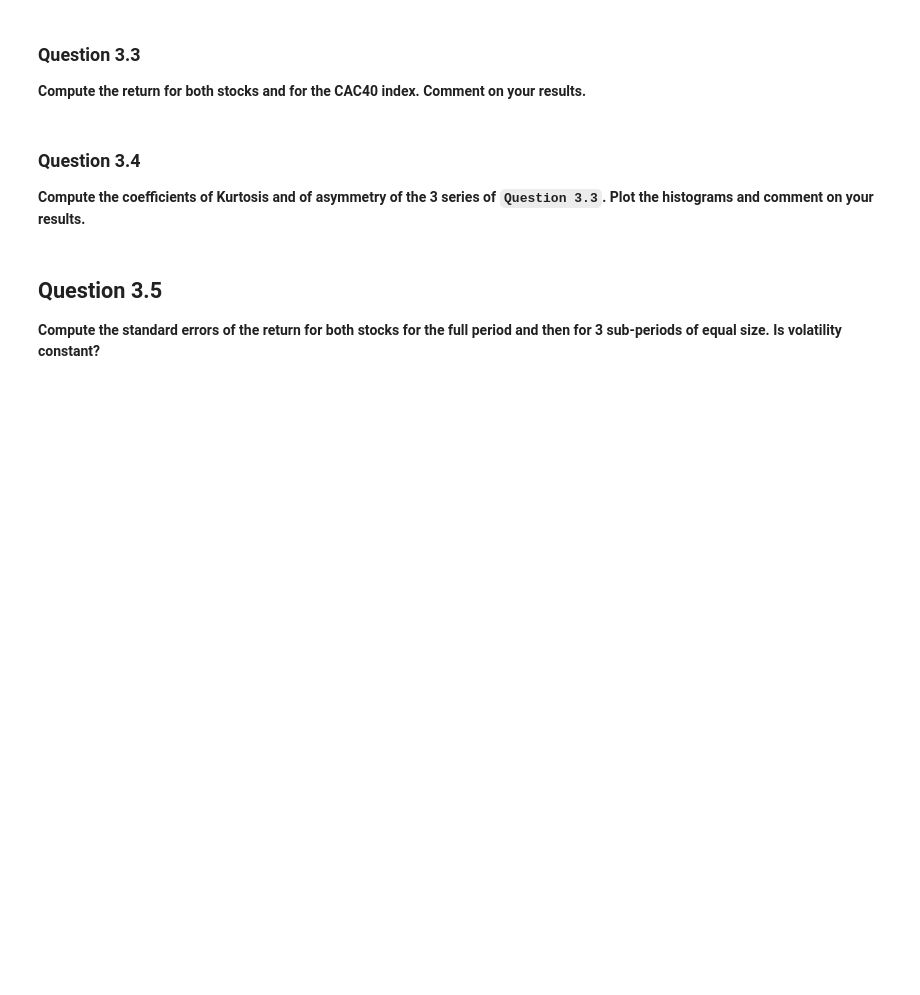
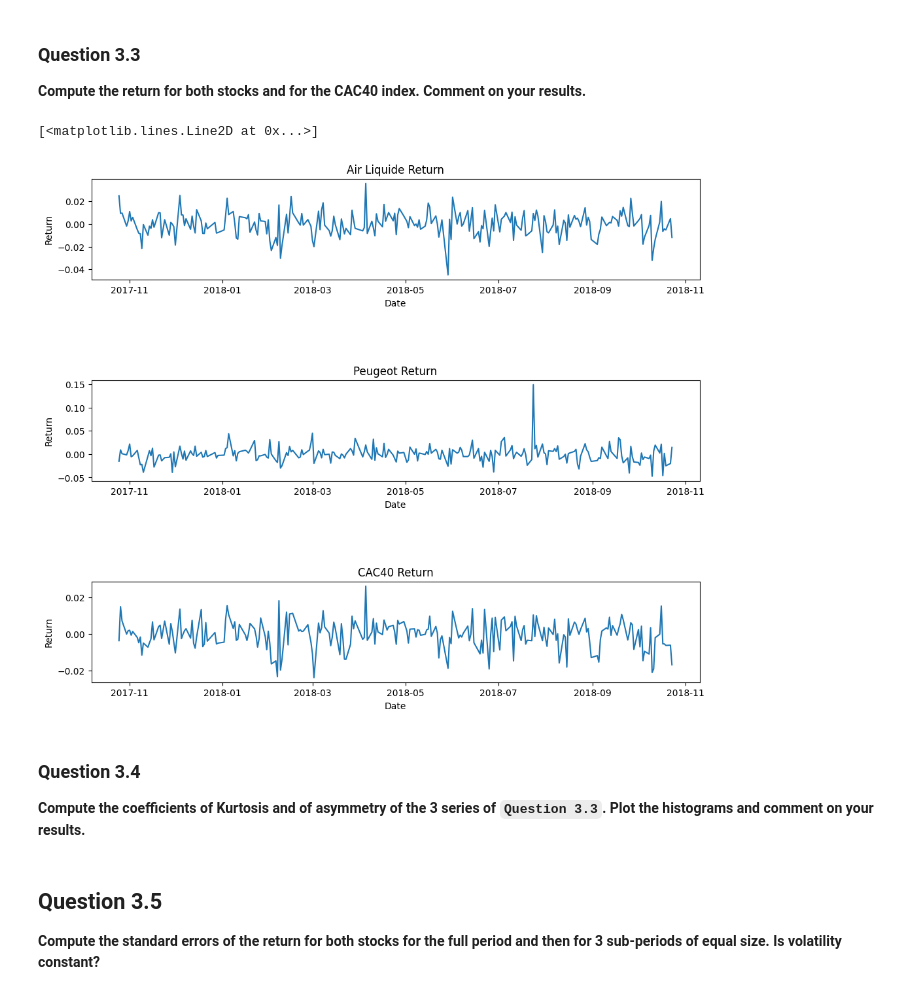
Before and after one commit to leonardohannas/MODS205_TelecomParis, a Jupyter notebook: proj.ipynb, the cells around one changed output. Cells and saved outputs as stored; diff of their text form; code cells hidden in the pictures; blank space fills up the shorter version.

```diff
--- a/proj.ipynb
+++ b/proj.ipynb
@@ -117,6 +117,7 @@ plt.show()
 # Daily return trend
 air_liquide_stock['Daily Return'] = air_liquide_stock['Close'].pct_change()
 peugeot_stock['Daily Return'] = peugeot_stock['Close'].pct_change()
+CAC40['Daily Return'] = CAC40['Close'].pct_change()
 # %%
 # Risk of the stocks by the standard deviation of the daily returns
 plt.figure(figsize=(12, 6), dpi=100)
@@ -132,6 +133,24 @@ plt.show()
 # %% [markdown]
 ### Question 3.3
 **Compute the return for both stocks and for the CAC40 index. Comment on your results.**
+# %%
+# We computed the returns in the question 3.2
+
+def plot_return(ax, x_axis_data, y_axis_data ,title):
+    out = ax.plot(x_axis_data, y_axis_data, label=title)
+    ax.set_title(title)
+    ax.set_xlabel('Date')
+    ax.set_ylabel('Return')
+    return out
+
+fig, (ax1, ax2, ax3) = plt.subplots(3, 1, figsize=(12, 10))
+fig.subplots_adjust(hspace=1)
+plot_return(ax1, air_liquide_stock['Date'], air_liquide_stock['Daily Return'], 'Air Liquide Return')
+plot_return(ax2, peugeot_stock['Date'], peugeot_stock['Daily Return'], 'Peugeot Return')
+plot_return(ax3, CAC40['Date'], CAC40['Daily Return'], 'CAC40 Return')
+# %% [output]
+[<matplotlib.lines.Line2D at 0x...>]
+[figure, added]
 # %% [markdown]
 ### Question 3.4
 **Compute the coefficients of Kurtosis and of asymmetry of the 3 series of `Question 3.3`. Plot the histograms and comment on your results.**
```
Also changed, not shown: parts of 1 cell of this notebook.
